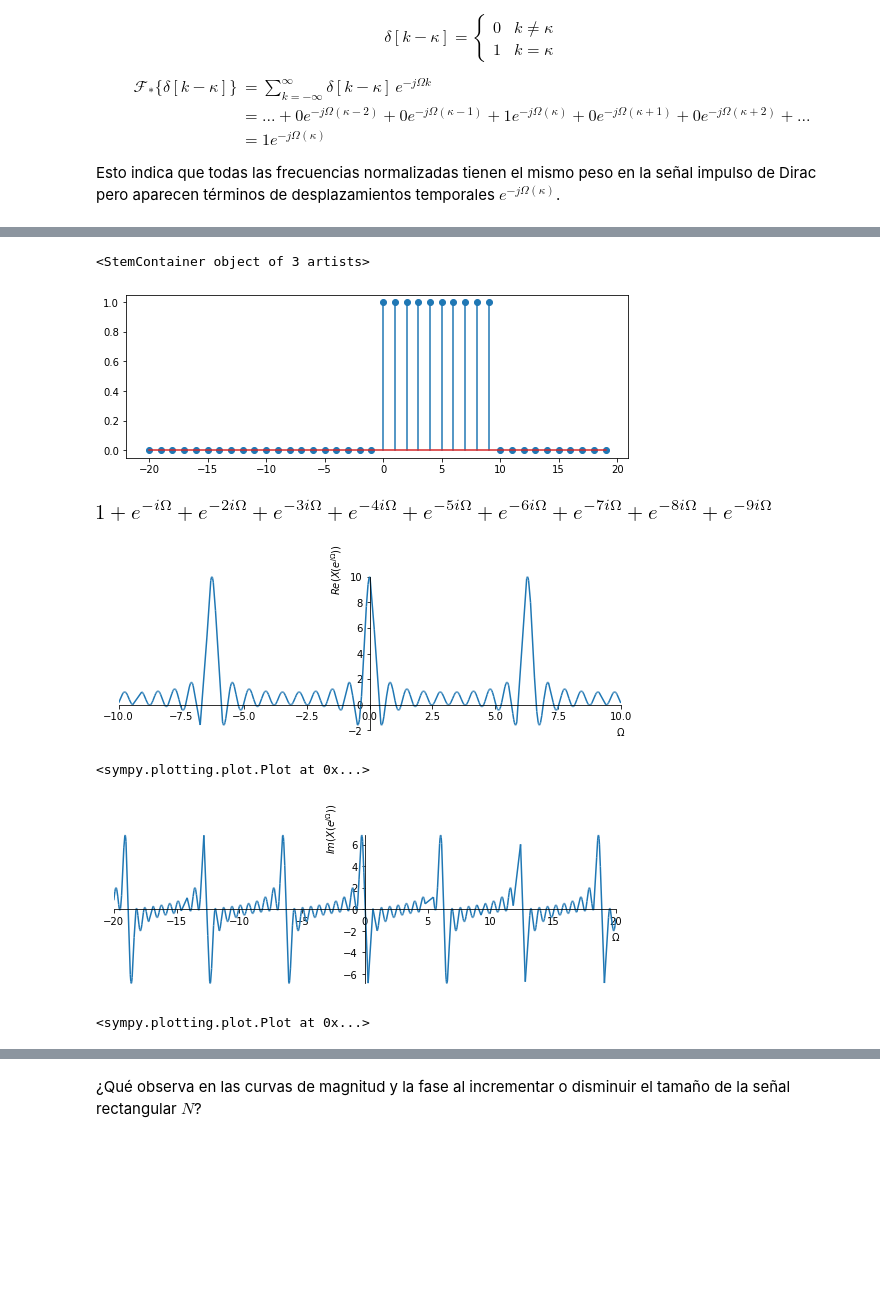
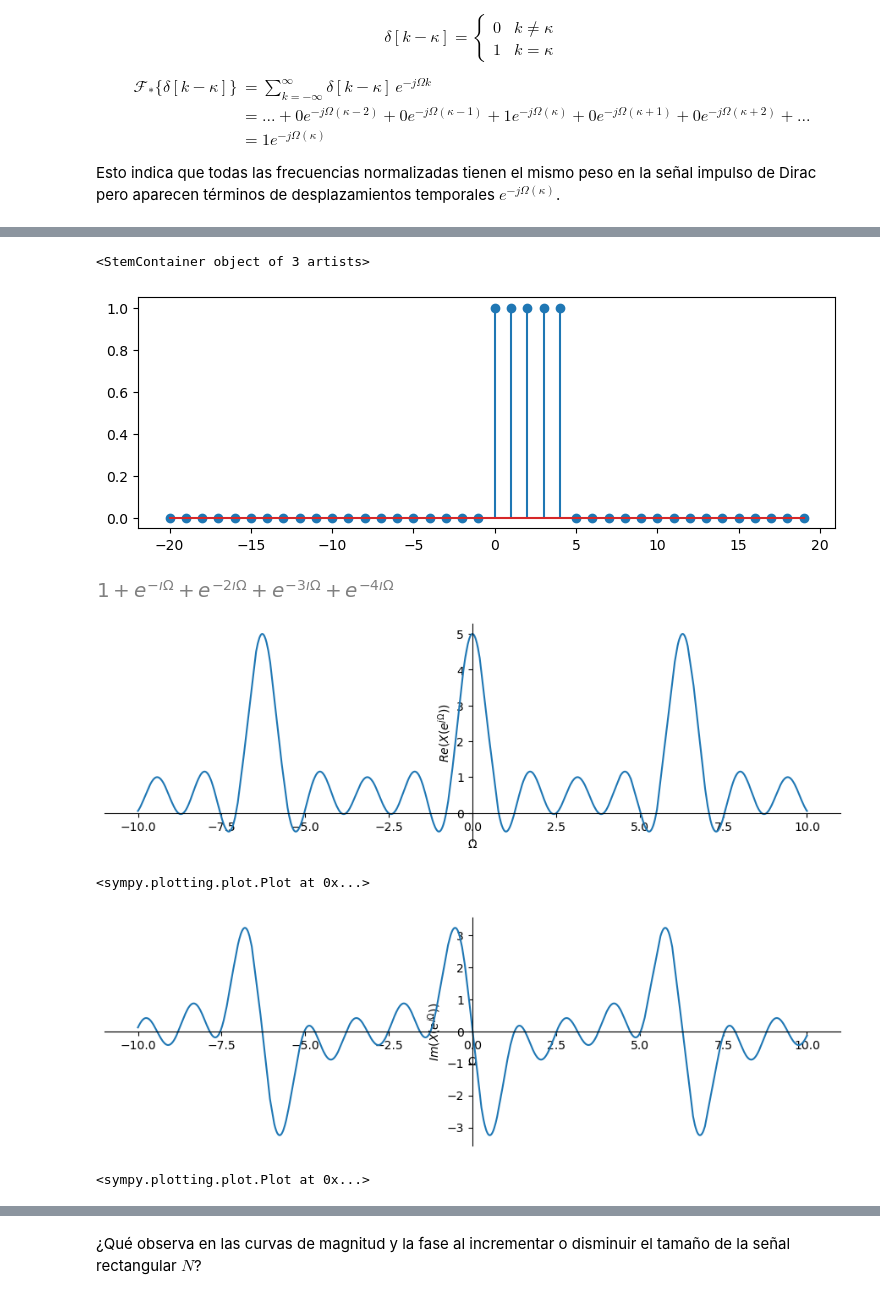
Before and after one commit to pierrediazp/Se-ales_y_Sistemas, a Jupyter notebook: FourierDTFT.ipynb, the cells around one changed output, grey strips where cells are left out. Saved outputs shown, nothing was run; the diff lists cells and outputs as text; code cells hidden in the pictures; blank space fills up the shorter version.

```diff
--- a/FourierDTFT.ipynb
+++ b/FourierDTFT.ipynb
@@ -132,6 +130,6 @@ F_rect
 # %%
 # Define una señal rectángular
-Nr = 10 # Valor N
+Nr = 5 # Valor N
 kr = range(-20, 20) # Rango de visualización
 x = list(kr) # inicia valores de la señal
 for ind,kx in enumerate(kr):
@@ -145,23 +143,23 @@ plt.rcParams['figure.figsize'] = 9, 3
 plt.stem(kr, x)
 # %% [output]
 <StemContainer object of 3 artists>
-[figure, old version]
+[figure, new version]
 # %%
 X = sym.summation(sym.exp(-sym.I*Omega*k), (k, 0, Nr-1))
 X
 # %% [output]
-[figure, old version]
+[figure, new version]
 # %%
 plt.rcParams['figure.figsize'] = 9, 3
 sym.plot(sym.re(X), (Omega, -10, 10), xlabel=r'$\Omega$', ylabel=r'$Re( X(e^{j \Omega}) )$')
 # %% [output]
-[figure, old version]
+[figure, new version]
 <sympy.plotting.plot.Plot at 0x...>
 # %%
 plt.rcParams['figure.figsize'] = 9, 3
-sym.plot(sym.im(X), (Omega, -20, 20), xlabel=r'$\Omega$', ylabel=r'$Im( X(e^{j \Omega}) )$')
+sym.plot(sym.im(X), (Omega, -10, 10), xlabel=r'$\Omega$', ylabel=r'$Im( X(e^{j \Omega}) )$')
 # %% [output]
-[figure, old version]
+[figure, new version]
 <sympy.plotting.plot.Plot at 0x...>
 # %%
 plt.rcParams['figure.figsize'] = 9, 3
```
Also changed, not shown: parts of 21 cells of this notebook, 6 other files.
